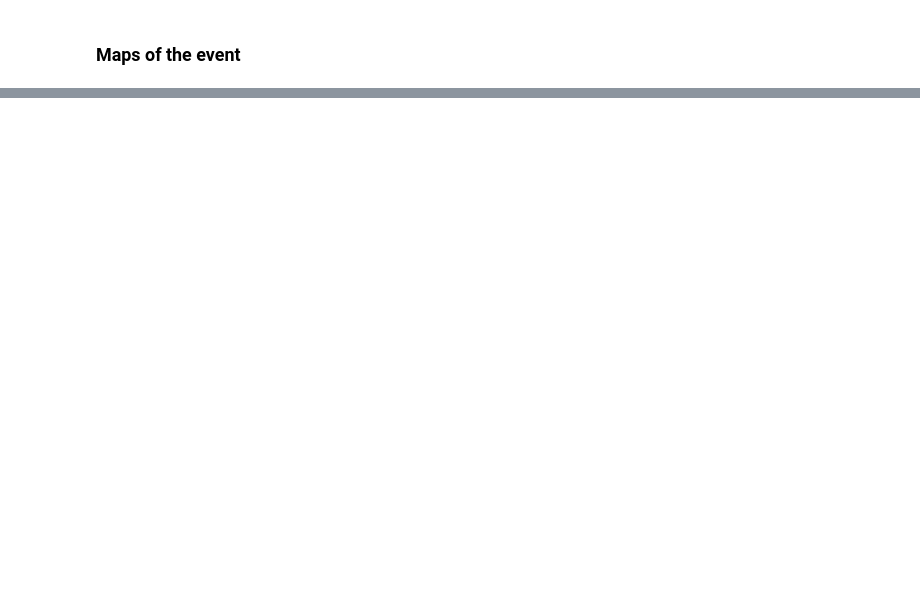
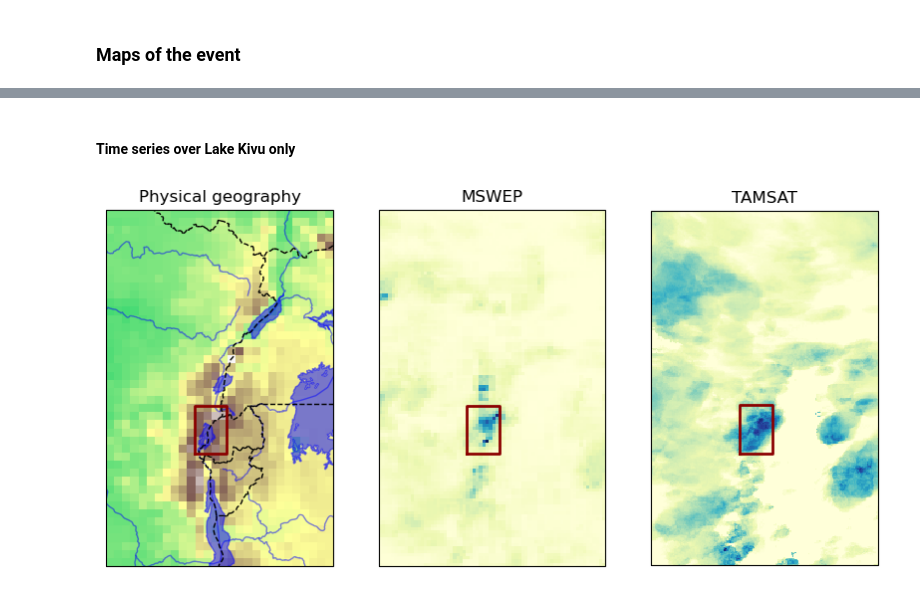
Before and after one commit to clairbarnes/wwa-archive, a Jupyter notebook: 23-04_CAfr-flood/CAfr-flood_00_working.ipynb, the cells around one changed output, grey strips where cells are left out. Cells and saved outputs as stored; diff of their text form; code cells hidden in the pictures; blank space fills up the shorter version.

```diff
--- a/23-04_CAfr-flood/CAfr-flood_00_working.ipynb
+++ b/23-04_CAfr-flood/CAfr-flood_00_working.ipynb
@@ -153,0 +227,30 @@ for i in range(3):
+# %% [markdown]
+#### **Time series over Lake Kivu only**
+# %%
+# small box centred on Lake Kivu
+elev = xr.open_dataset("../90_data/tbase_elev-0.25deg.nc").elev.sel(lon = slice(20,40), lat = slice(-15,10))
+elev_kwargs = {"cmap" : "terrain", "vmin" : -750, "vmax" : 3000, "add_colorbar" : False}
+lk = get_latlon("Lake Kivu")
+
+fig, axs = plt.subplots(ncols = 3, figsize = (10,5), dpi = 100, subplot_kw = {"projection" : cartopy.crs.PlateCarree()})
+elev.sel(lon = slice(26,33), lat = slice(-6,5)).plot(ax = axs[0], **elev_kwargs)
+axs[0].set_title("Physical geography")
+axs[0].add_feature(cartopy.feature.LAKES, color = "blue", alpha = 0.5)
+axs[0].add_feature(cartopy.feature.RIVERS, color = "blue", alpha = 0.5)
+axs[0].add_feature(cartopy.feature.BORDERS, color = "k", ls = "--")
+
+mswep.sel(time = "2023-05-02").plot(ax = axs[1], cmap = "YlGnBu", add_colorbar = False)
+axs[1].set_title("MSWEP")
+
+tamsat.sel(time = "2023-05-02").plot(ax = axs[2], cmap = "YlGnBu", add_colorbar = False)
+axs[2].set_title("TAMSAT")
+
+x0 = -0.5; x1 = 0.5; y0 = -0.5; y1 = 1
+
+for ax in axs:
+
+    ax.plot([lk["lon"] + x_adj for x_adj in [x0,x0,x1,x1,x0]], [lk["lat"] + y_adj for y_adj in [y0,y1,y1,y0,y0]], color = "darkred", lw = 2)
+
+plt.savefig("fig/lake-kivu_region.png")
+# %% [output]
+[figure, added]
```
Also changed, not shown: parts of 27 cells of this notebook.
